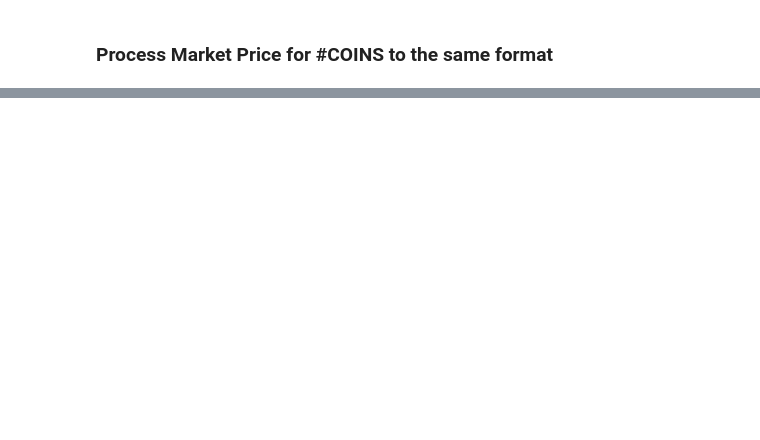
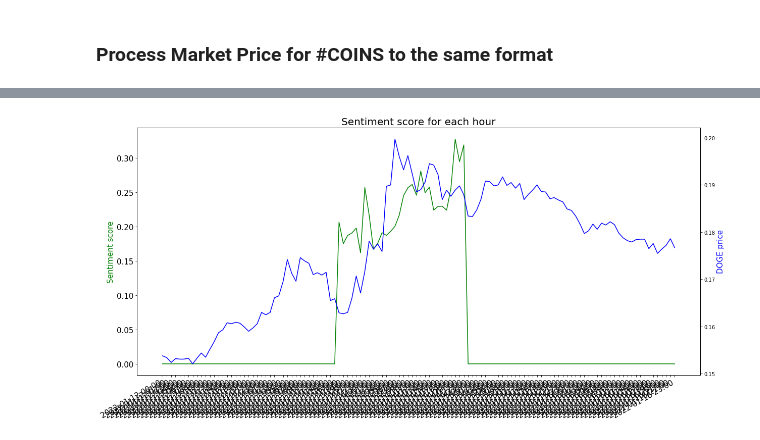
Before and after one commit to paulcodrea/crypto_price_prediction, a Jupyter notebook: process_sentiment.ipynb, the cells around one changed output, grey strips where cells are left out. Cells and saved outputs as stored; diff of their text form; code cells hidden in the pictures; blank space fills up the shorter version.

```diff
--- a/process_sentiment.ipynb
+++ b/process_sentiment.ipynb
@@ -267,0 +346,10 @@ print(processed.df[0].head())
+# %%
+merged_df = pd.merge(hourly_sentiment_df, doge_price_data, on='date', how='outer')
+# # Drop the 'Unamed: 0' column
+merged_df.drop(columns=['Unnamed: 0'], inplace=True)
+merged_df.fillna(0, inplace=True)
+
+# Sort the dataframe by date ascending
+merged_df.sort_values(by=['date'], ascending=True, inplace=True)
+
+print(merged_df)
@@ -267,0 +377,16 @@ print(processed.df[0].head())
+# %%
+fig, ax = plt.subplots(figsize=(20, 10))
+ax.set_title('Sentiment score for each hour', fontsize=20)
+ax.tick_params(labelsize=15)
+ax2 = ax.twinx()
+ax.plot(doge_price_data['date'], merged_df['sentiment'], color='green')
+ax2.plot(doge_price_data['date'], doge_price_data['close'], color='blue')
+
+ax.set_ylabel('Sentiment score', fontsize=15, color='green')
+ax2.set_ylabel('DOGE price', fontsize=15, color='blue')
+
+
+plt.gcf().autofmt_xdate()
+plt.show()
+# %% [output]
+[figure, added]
```
Also changed, not shown: parts of 34 cells of this notebook, 3 other files.
